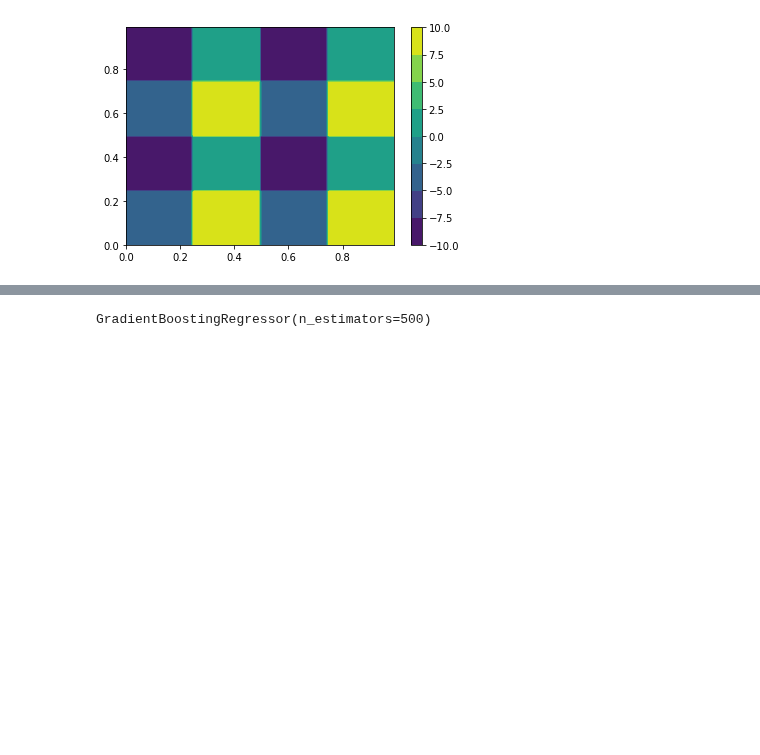
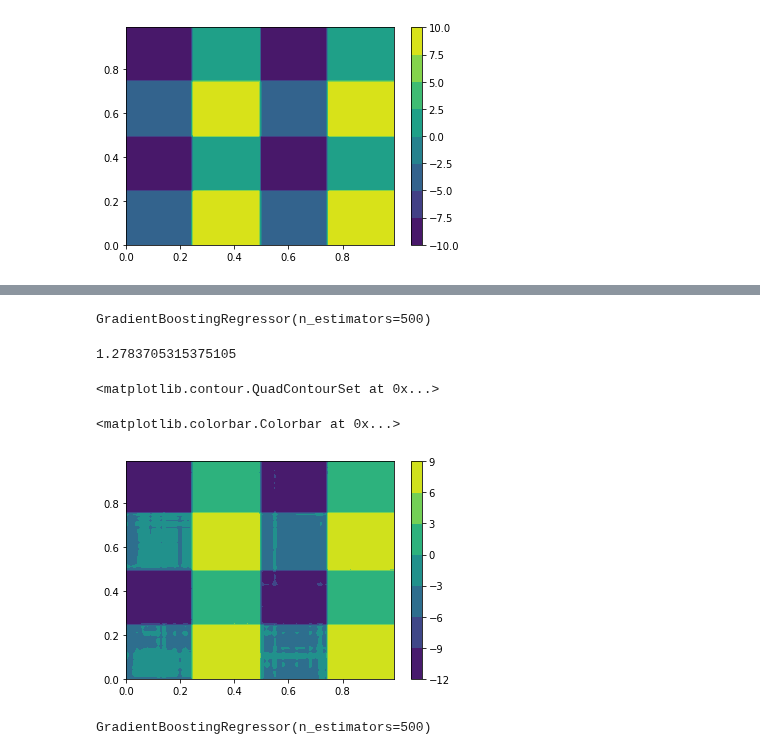
Before and after one commit to Karlmyh/RTER, a Jupyter notebook: test.ipynb, the cells around one changed output, grey strips where cells are left out. Drawn from its saved outputs; the diff is of its cells as text; code cells hidden in the pictures; blank space fills up the shorter version.

```diff
--- a/test.ipynb
+++ b/test.ipynb
@@ -66,3 +73,19 @@ MSE(model.predict(X_test),Y_test)
+# %%
+model_GBRT = GradientBoostingRegressor(n_estimators = 500)
+
+model_GBRT.fit(X_train, Y_train)
+y_hat=model_GBRT.predict(X_test)
+mse_score = MSE(y_hat, Y_test)
+mse_score
+predict_result=model_GBRT.predict(X_grid).reshape(-1,100)
+plt.contourf(axis0, axis1,predict_result) #,vmin=0,vmax=20)
+plt.colorbar()
+# %% [output]
+GradientBoostingRegressor(n_estimators=500)
+1.2783705315375105
+<matplotlib.contour.QuadContourSet at 0x...>
+<matplotlib.colorbar.Colorbar at 0x...>
+[figure, added]
 # %%
 
 generator=TestDistribution(3).returnDistribution()
```
Also changed, not shown: parts of 7 cells of this notebook, 8 other files.
